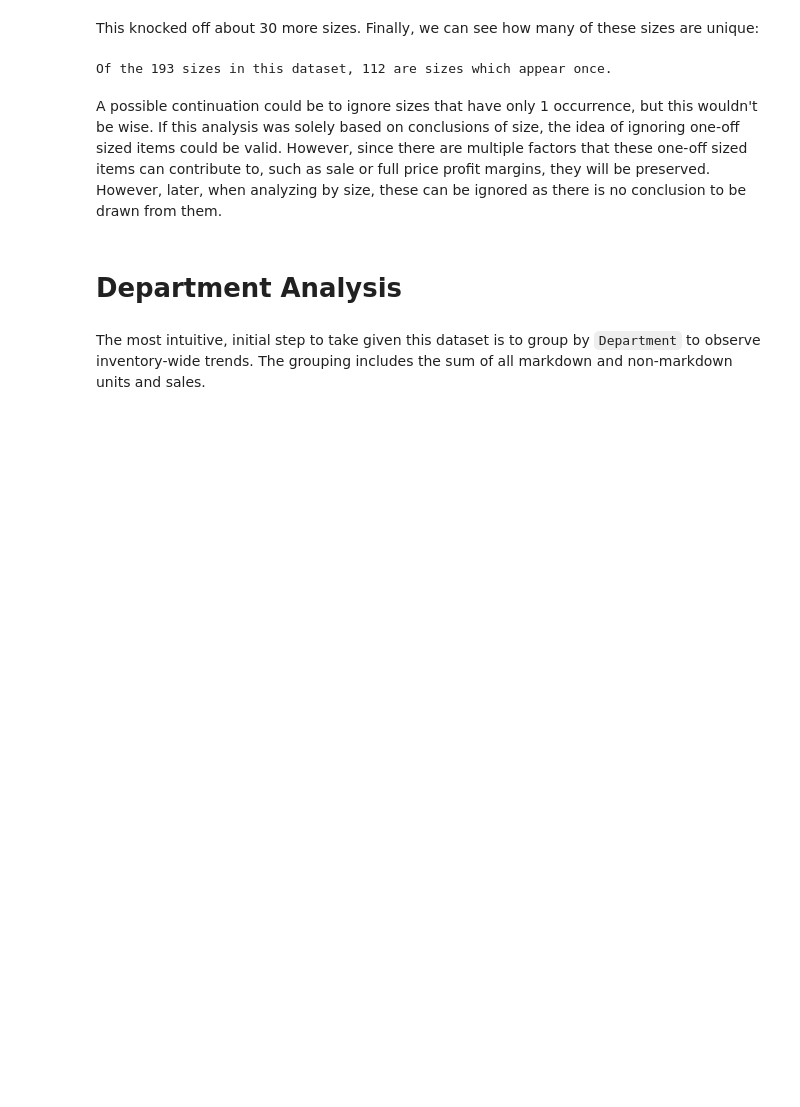
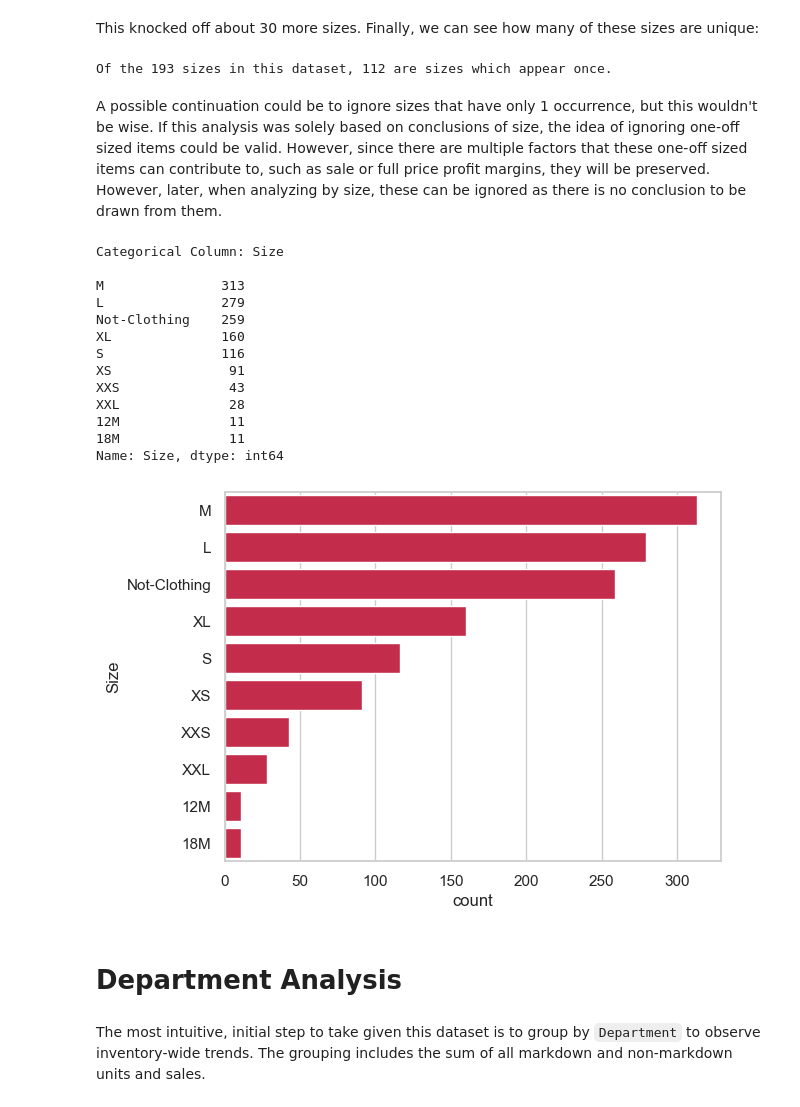
Before and after one commit to reetyf/tjx, a Jupyter notebook: HWeinschenk_TJXDataAnalystAssignment_summer2023.ipynb, the cells around one changed output. Drawn from its saved outputs; the diff is of its cells as text; code cells hidden in the pictures; blank space fills up the shorter version.

```diff
--- a/HWeinschenk_TJXDataAnalystAssignment_summer2023.ipynb
+++ b/HWeinschenk_TJXDataAnalystAssignment_summer2023.ipynb
@@ -437,6 +437,24 @@ print(f'Of the {len(counts)} sizes in this dataset, {(counts.values == 1).sum()}
 Of the 193 sizes in this dataset, 112 are sizes which appear once.
 # %% [markdown]
 A possible continuation could be to ignore sizes that have only 1 occurrence, but this wouldn't be wise. If this analysis was solely based on conclusions of size, the idea of ignoring one-off sized items could be valid. However, since there are multiple factors that these one-off sized items can contribute to, such as sale or full price profit margins, they will be preserved. However, later, when analyzing by size, these can be ignored as there is no conclusion to be drawn from them.
+# %%
+# finally visualize resulting sizes
+explore_categorical('Size',df)
+# %% [output]
+Categorical Column: Size
+
+M               313
+L               279
+Not-Clothing    259
+XL              160
+S               116
+XS               91
+XXS              43
+XXL              28
+12M              11
+18M              11
+Name: Size, dtype: int64
+[figure, added]
 # %% [markdown]
 # Department Analysis
 # %% [markdown]
```
Also changed, not shown: parts of 9 cells of this notebook.
